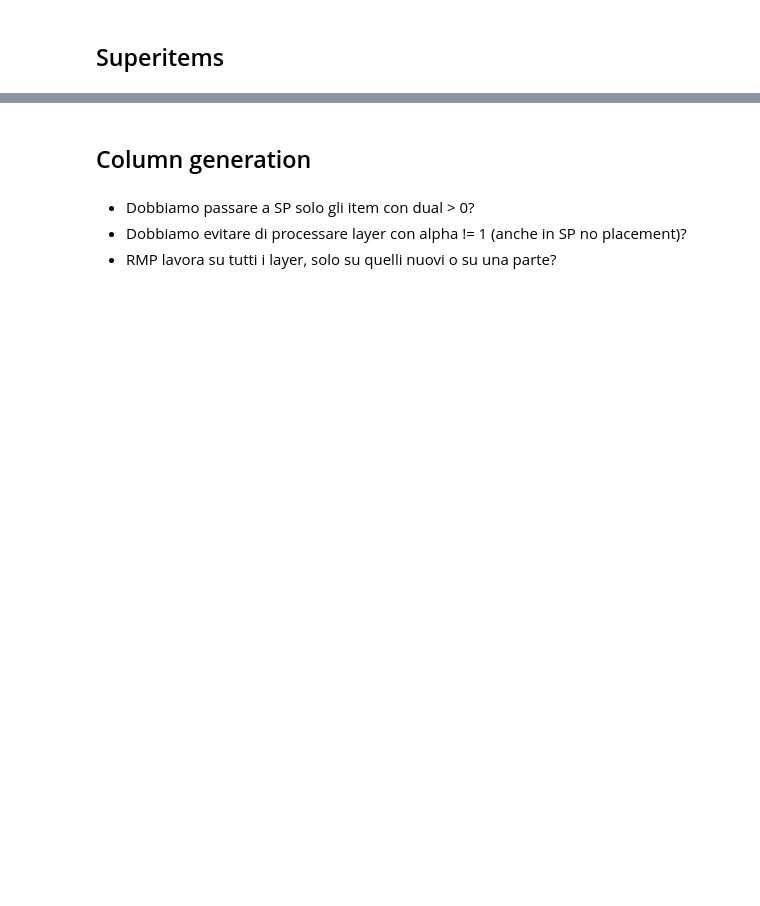
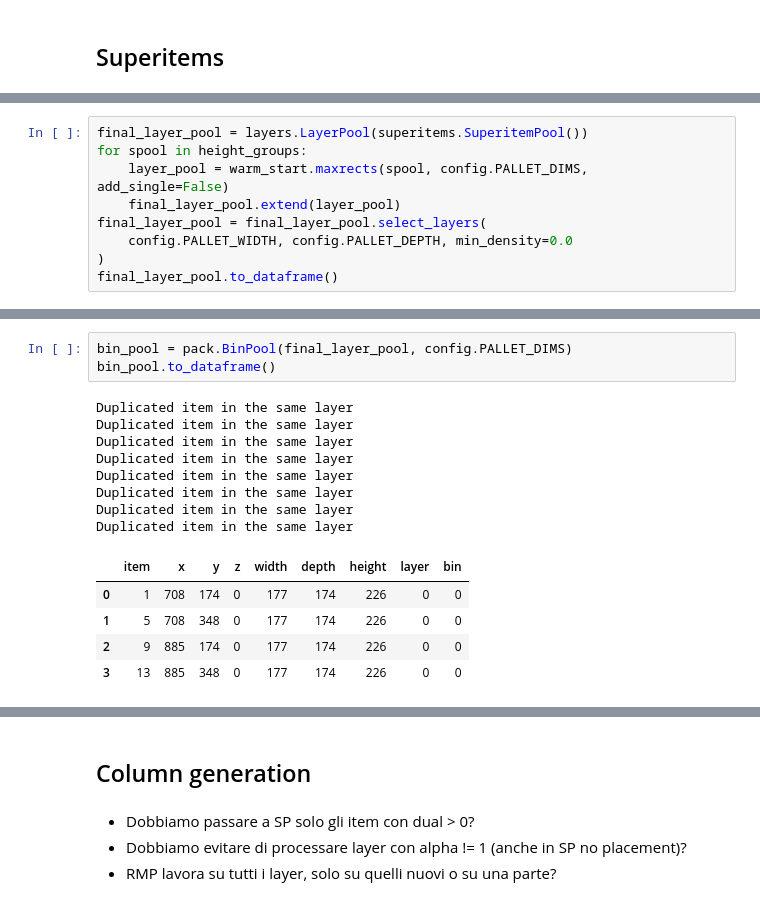
Before and after one commit to Wadaboa/3d-bpp, a Jupyter notebook: cg.ipynb, the cells around one changed output, grey strips where cells are left out. Saved outputs shown, nothing was run; the diff lists cells and outputs as text; blank space fills up the shorter version.

Commit message:
revise height groups (wip)

```diff
--- a/cg.ipynb
+++ b/cg.ipynb
@@ -238,0 +249,9 @@ bin_pool.plot()
+# %%
+final_layer_pool = layers.LayerPool(superitems.SuperitemPool())
+for spool in height_groups:
+    layer_pool = warm_start.maxrects(spool, config.PALLET_DIMS, add_single=False)
+    final_layer_pool.extend(layer_pool)
+final_layer_pool = final_layer_pool.select_layers(
+    config.PALLET_WIDTH, config.PALLET_DEPTH, min_density=0.0
+)
+final_layer_pool.to_dataframe()
@@ -238,0 +273,17 @@ bin_pool.plot()
+# %%
+bin_pool = pack.BinPool(final_layer_pool, config.PALLET_DIMS)
+bin_pool.to_dataframe()
+# %% [output]
+Duplicated item in the same layer
+Duplicated item in the same layer
+Duplicated item in the same layer
+Duplicated item in the same layer
+Duplicated item in the same layer
+Duplicated item in the same layer
+Duplicated item in the same layer
+Duplicated item in the same layer
+|  | item | x | y | z | width | depth | height | layer | bin |
+| 0 | 1 | 708 | 174 | 0 | 177 | 174 | 226 | 0 | 0 |
+| 1 | 5 | 708 | 348 | 0 | 177 | 174 | 226 | 0 | 0 |
+| 2 | 9 | 885 | 174 | 0 | 177 | 174 | 226 | 0 | 0 |
+| 3 | 13 | 885 | 348 | 0 | 177 | 174 | 226 | 0 | 0 |
```
Also changed, not shown: parts of 34 cells of this notebook, 5 other files.
